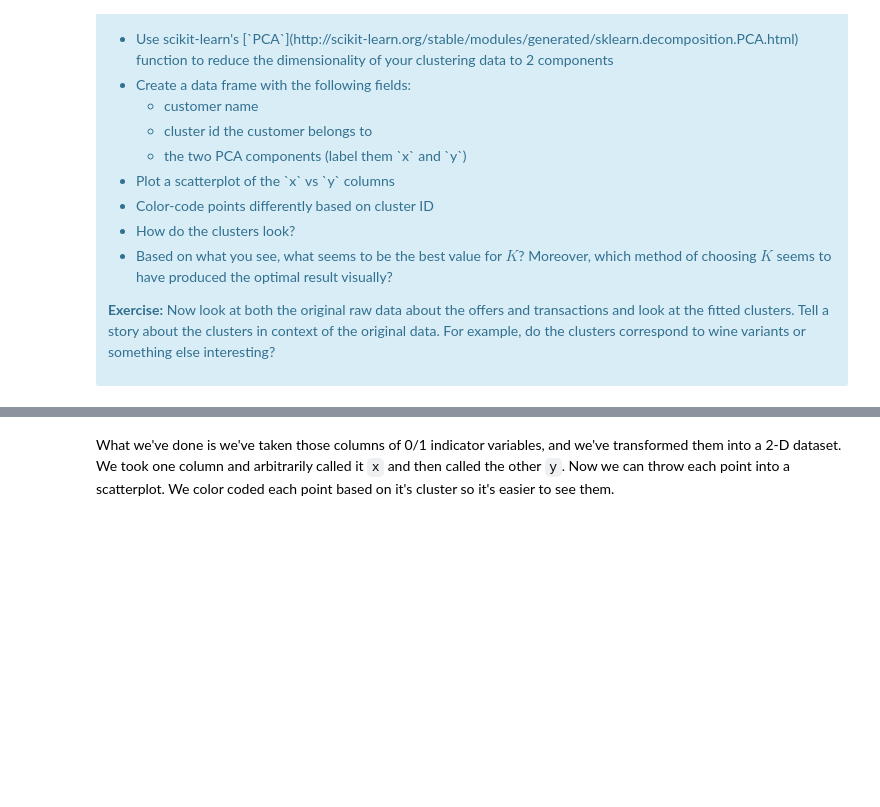
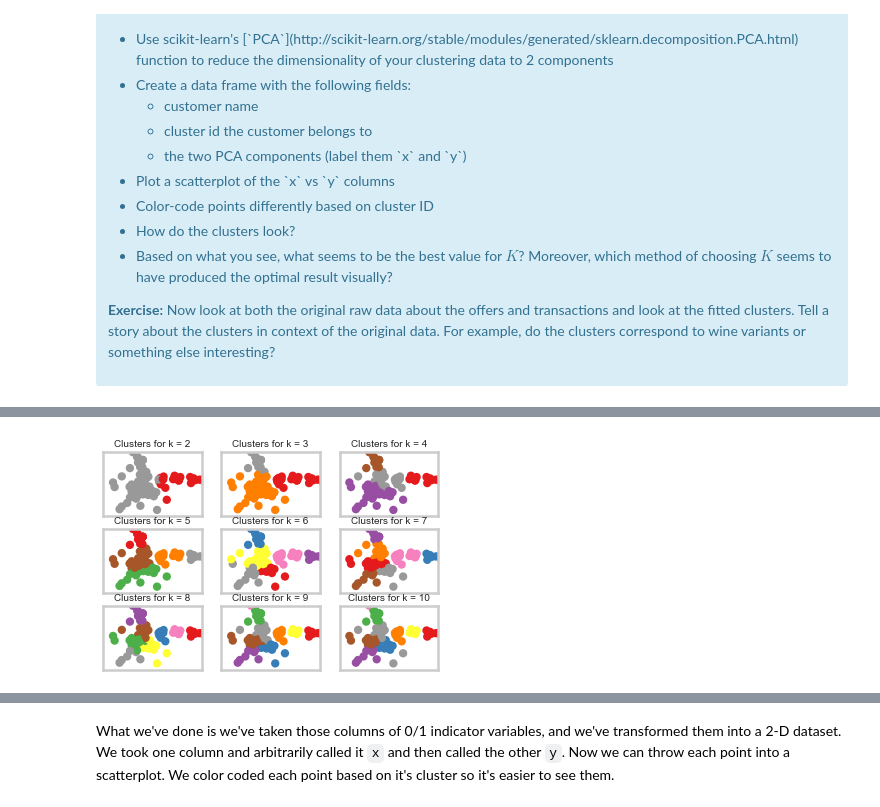
Before and after one commit to MMBazel/Springboard-MLETrack-Student, a Jupyter notebook: mini-projects/Clustering/Mini_Project_Clustering.ipynb, the cells around one changed output, grey strips where cells are left out. Saved outputs shown, nothing was run; the diff lists cells and outputs as text; code cells hidden in the pictures; blank space fills up the shorter version.

```diff
--- a/mini-projects/Clustering/Mini_Project_Clustering.ipynb
+++ b/mini-projects/Clustering/Mini_Project_Clustering.ipynb
@@ -161,0 +460,27 @@ This is only one use of PCA for dimension reduction. We can also use PCA when we
+# %%
+# Creating the scatterplots
+
+# set x and y limits for the plots
+# will use range, +/- 5% of the range for min, max
+x_range = np.ptp(wine_clusters['x'])
+x_min, x_max = np.min(wine_clusters['x']) - 0.10 * x_range, np.max(wine_clusters['x']) - 0.10 * x_range
+
+y_range = np.ptp(wine_clusters['y'])
+y_min, y_max = np.min(wine_clusters['y']) - 0.10 * y_range, np.max(wine_clusters['y']) - 0.10 * y_range
+
+# setup figure and fill with data
+fig = plt.figure()
+for k in k_range:
+    # setup plots and axes
+    ax = fig.add_subplot(3,3,k-1)
+    ax.set_xlim([x_min, x_max])
+    ax.set_ylim([y_min, y_max])
+    ax.set_xticks([])
+    ax.set_yticks([])
+
+    # fill data in the scatterplots
+    plt.scatter(x = wine_clusters['x'], y = wine_clusters['y'], s = 40,
+                c = wine_clusters.iloc[:,k + 1], cmap = 'Set1')
+    ax.set_title('Clusters for k = ' + str(k),fontsize=10)
+# %% [output]
+[figure, added]
```
Also changed, not shown: parts of 26 cells of this notebook, 2 other files.
